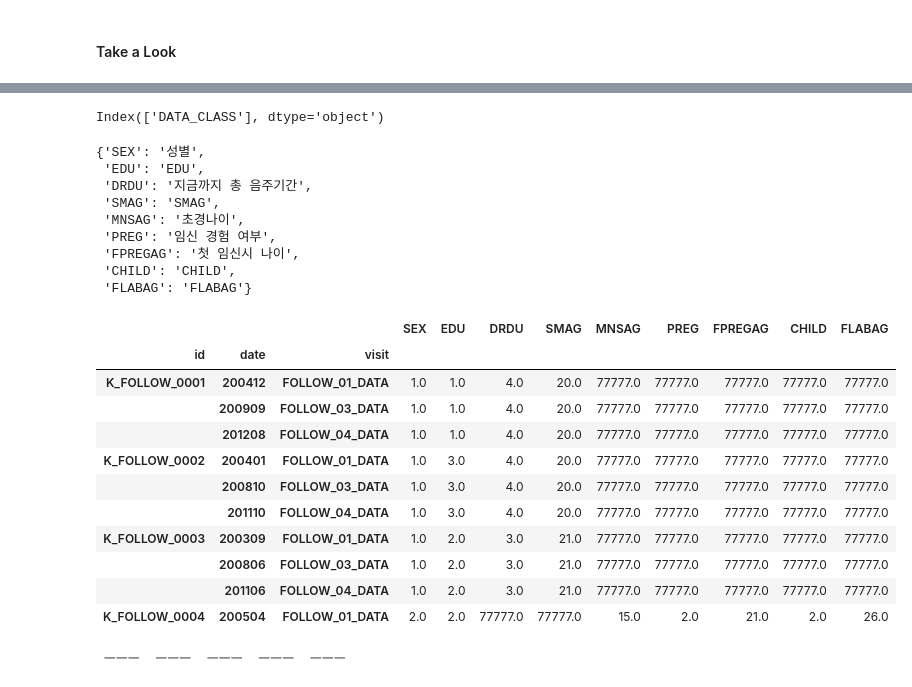
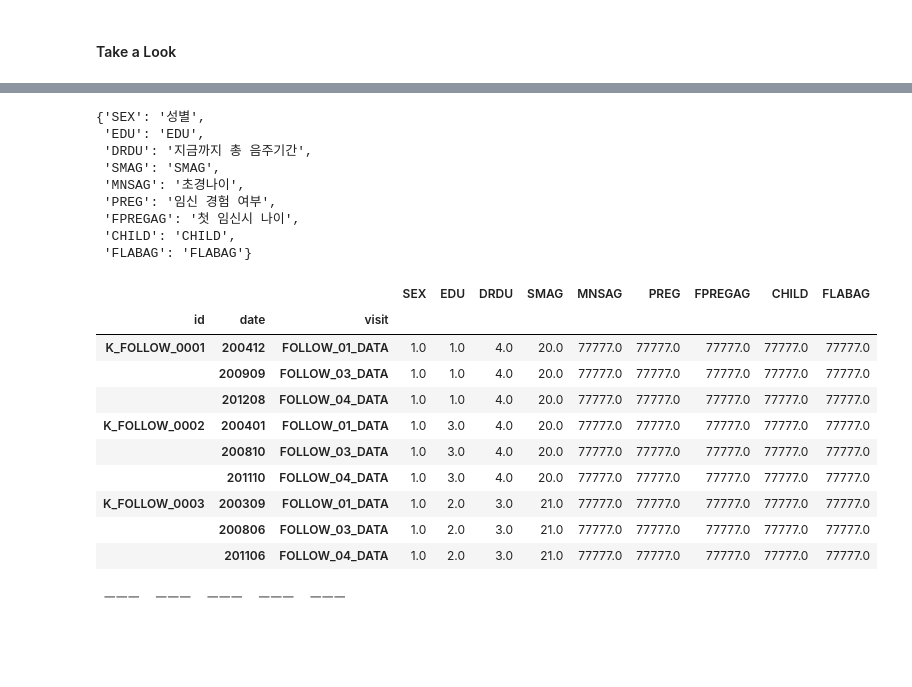
Before and after one commit to beeseosil/nih.go.kr, a Jupyter notebook: koges/qwer.ipynb, the cells around one changed output, grey strips where cells are left out. Saved outputs shown, nothing was run; the diff lists cells and outputs as text; code cells hidden in the pictures; blank space fills up the shorter version.

```diff
--- a/koges/qwer.ipynb
+++ b/koges/qwer.ipynb
@@ -205,5 +193,0 @@ Length: 62, dtype: int64
-# %%
-columnStr=_alt[_alt.columns[_alt.sum()>0]].columns
-columnStr
-# %% [output]
-Index(['DATA_CLASS'], dtype='object')
@@ -212,34 +194,34 @@ _alt_by=koges.reset_index().groupby("id")[[q for q in koges.columns if not q in
 # %%
-columnBaselineParams=(_alt_by.nth(0).notna()&_alt_by.nth(1).isna()).sum().eq(0)
+_alt_by=koges.reset_index().groupby("id",dropna=False)
+_alt_by=_alt_by.nth(0).notna().all() & _alt_by.nth(1).isna().any()
+kogesBaselineParam=_alt_by[_alt_by].index
-# %%
-dict(zip(
-  [q for q in columnBaselineParams.index if not columnBaselineParams[q]],
-  explain([q for q in columnBaselineParams.index if not columnBaselineParams[q]])
-))
-# %% [output]
-{'SEX': '성별',
- 'EDU': 'EDU',
- 'DRDU': '지금까지 총 음주기간',
- 'SMAG': 'SMAG',
- 'MNSAG': '초경나이',
- 'PREG': '임신 경험 여부',
- 'FPREGAG': '첫 임신시 나이',
- 'CHILD': 'CHILD',
- 'FLABAG': 'FLABAG'}
+# %%
+dict(zip(
+  kogesBaselineParam,
+  explain(kogesBaselineParam)
+))
+# %% [output]
+{'SEX': '성별',
+ 'EDU': 'EDU',
+ 'DRDU': '지금까지 총 음주기간',
+ 'SMAG': 'SMAG',
+ 'MNSAG': '초경나이',
+ 'PREG': '임신 경험 여부',
+ 'FPREGAG': '첫 임신시 나이',
+ 'CHILD': 'CHILD',
+ 'FLABAG': 'FLABAG'}
 # %%
-interpTargets=[q for q in columnBaselineParams.index if not columnBaselineParams[q]]
-koges.sort_index(level=(0,1)).groupby("id",dropna=False)[interpTargets].ffill().iloc[:10]
+koges.sort_index(level=(0,1)).groupby("id",dropna=False)[kogesBaselineParam].ffill().iloc[:9]
 # %% [output]
 |  |  |  | SEX | EDU | DRDU | SMAG | MNSAG | PREG | FPREGAG | CHILD | FLABAG |
 | id | date | visit |  |  |  |  |  |  |  |  |  |
 | K_FOLLOW_0001 | 200412 | FOLLOW_01_DATA | 1.0 | 1.0 | 4.0 | 20.0 | 77777.0 | 77777.0 | 77777.0 | 77777.0 | 77777.0 |
 |  | 200909 | FOLLOW_03_DATA | 1.0 | 1.0 | 4.0 | 20.0 | 77777.0 | 77777.0 | 77777.0 | 77777.0 | 77777.0 |
 |  | 201208 | FOLLOW_04_DATA | 1.0 | 1.0 | 4.0 | 20.0 | 77777.0 | 77777.0 | 77777.0 | 77777.0 | 77777.0 |
 | K_FOLLOW_0002 | 200401 | FOLLOW_01_DATA | 1.0 | 3.0 | 4.0 | 20.0 | 77777.0 | 77777.0 | 77777.0 | 77777.0 | 77777.0 |
 |  | 200810 | FOLLOW_03_DATA | 1.0 | 3.0 | 4.0 | 20.0 | 77777.0 | 77777.0 | 77777.0 | 77777.0 | 77777.0 |
 |  | 201110 | FOLLOW_04_DATA | 1.0 | 3.0 | 4.0 | 20.0 | 77777.0 | 77777.0 | 77777.0 | 77777.0 | 77777.0 |
 | K_FOLLOW_0003 | 200309 | FOLLOW_01_DATA | 1.0 | 2.0 | 3.0 | 21.0 | 77777.0 | 77777.0 | 77777.0 | 77777.0 | 77777.0 |
 |  | 200806 | FOLLOW_03_DATA | 1.0 | 2.0 | 3.0 | 21.0 | 77777.0 | 77777.0 | 77777.0 | 77777.0 | 77777.0 |
 |  | 201106 | FOLLOW_04_DATA | 1.0 | 2.0 | 3.0 | 21.0 | 77777.0 | 77777.0 | 77777.0 | 77777.0 | 77777.0 |
-| K_FOLLOW_0004 | 200504 | FOLLOW_01_DATA | 2.0 | 2.0 | 77777.0 | 77777.0 | 15.0 | 2.0 | 21.0 | 2.0 | 26.0 |
 # %%
```
Also changed, not shown: parts of 44 cells of this notebook, 1 other file.
